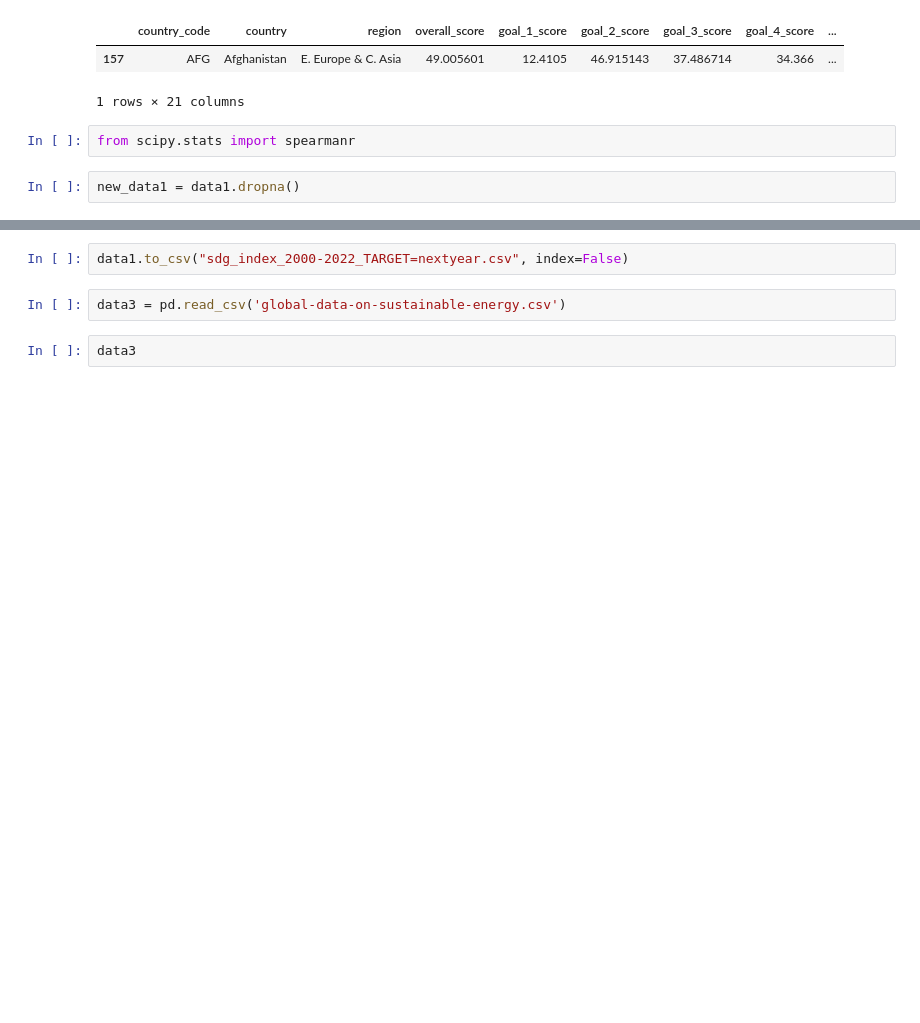
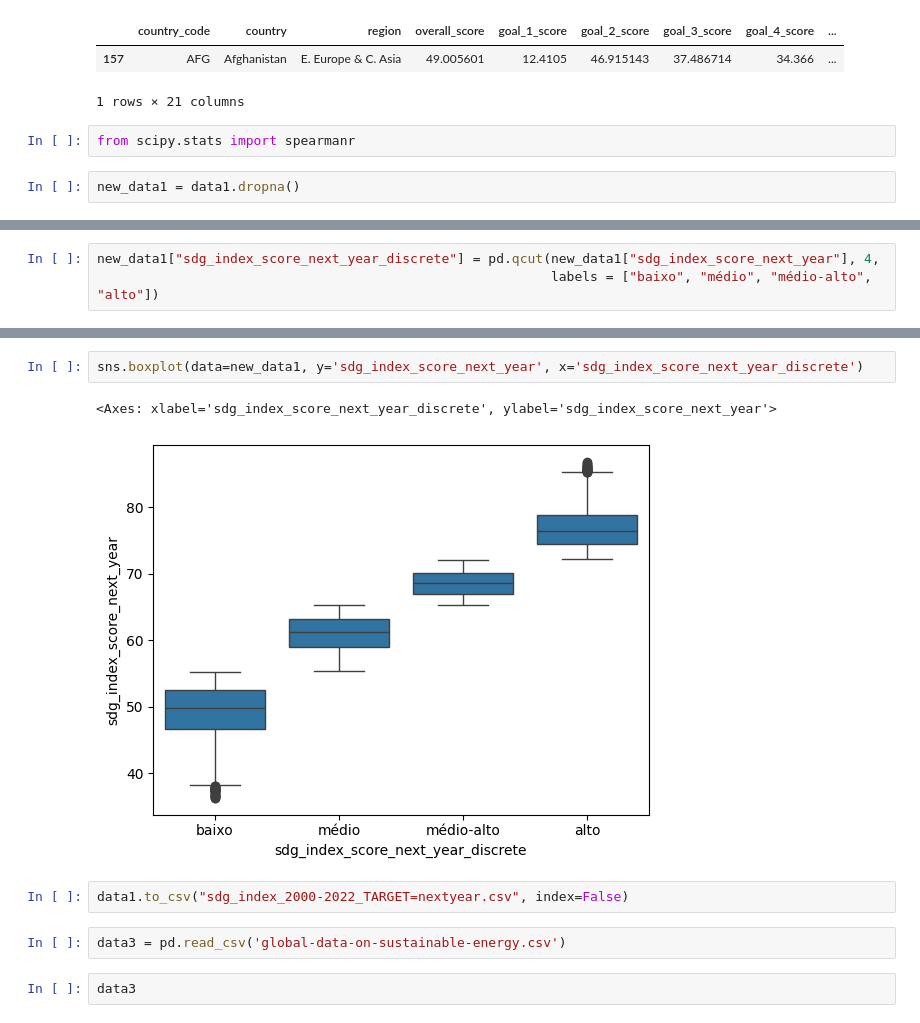
Before and after one commit to gondimjoaom/IA024, a Jupyter notebook: EDA.ipynb, the cells around one changed output, grey strips where cells are left out. Cells and saved outputs as stored; diff of their text form; blank space fills up the shorter version.

```diff
--- a/EDA.ipynb
+++ b/EDA.ipynb
@@ -99,0 +113,3 @@ goal_17_score 0.6097763162605293
+# %%
+new_data1["sdg_index_score_next_year_discrete"] = pd.qcut(new_data1["sdg_index_score_next_year"], 4,
+                                                          labels = ["baixo", "médio", "médio-alto", "alto"])
@@ -100,3 +138,8 @@ goal_17_score 0.6097763162605293
+# %%
+sns.boxplot(data=new_data1, y='sdg_index_score_next_year', x='sdg_index_score_next_year_discrete')
+# %% [output]
+<Axes: xlabel='sdg_index_score_next_year_discrete', ylabel='sdg_index_score_next_year'>
+[figure, added]
 # %%
 data1.to_csv("sdg_index_2000-2022_TARGET=nextyear.csv", index=False)
 # %%
```
Also changed, not shown: parts of 7 cells of this notebook.
